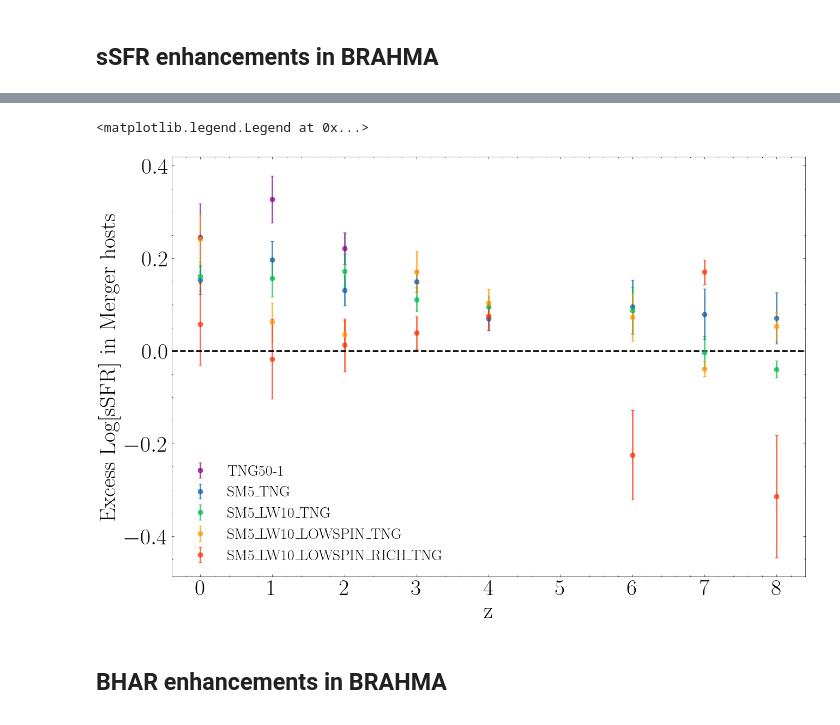
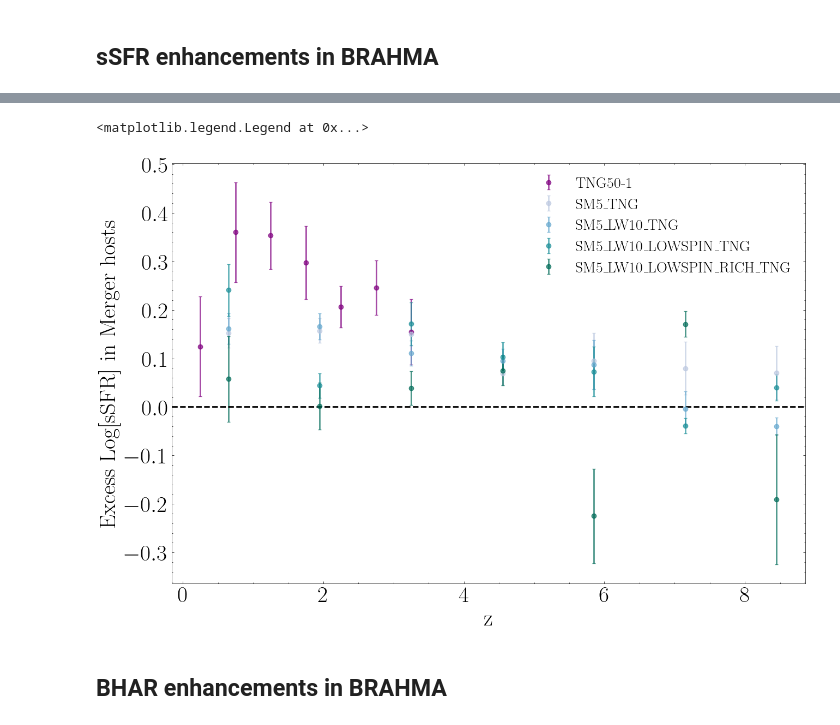
Before and after one commit to pranav-satheesh/host_galaxies, a Jupyter notebook: notebooks/enhancement_plot_notebooks/host_galaxy_enhancements.ipynb, the cells around one changed output, grey strips where cells are left out. Drawn from its saved outputs; the diff is of its cells as text; code cells hidden in the pictures.

```diff
--- a/notebooks/enhancement_plot_notebooks/host_galaxy_enhancements.ipynb
+++ b/notebooks/enhancement_plot_notebooks/host_galaxy_enhancements.ipynb
@@ -102,0 +75,3 @@ print(zbin_width,z_bins,N_values)
+# %%
+brahma_zbins = hostplot.find_brahma_adaptive_z_bins(brahma_sim_obj,brahma_simName_array,z_lower=0,z_max=15,zbin_width=0.4,min_N_values=5)
+print('Brahma common zbins:',brahma_zbins)
@@ -102,0 +80,13 @@ print(zbin_width,z_bins,N_values)
+# %%
+hostplot.set_plot_style(linewidth=2, titlesize=20,labelsize=10,ticksize=10,legendsize=10)
+fig,ax = plt.subplots(1,1,figsize=(7,5))
+
+for i,sim in enumerate(brahma_simName_array):
+
+    z_mergers = brahma_sim_obj[sim].z_merging_pop
+    N,_ = np.histogram(z_mergers,bins=brahma_zbins)
+    print(sim,N)
+    ax.hist(z_mergers,bins=brahma_zbins,label=sim,histtype='step',color=brahma_sim_colors[sim])
+ax.set_xlabel("z")
+ax.legend()
+plt.show()
@@ -170,0 +167,18 @@ fig.tight_layout()
+# %%
+z_bins = np.arange(0,10,1.3)
+z_bins_tng = np.arange(0,4,0.5)
+
+hostplot.set_plot_style(linewidth=2, titlesize=30,labelsize=30,ticksize=30,legendsize=20)
+fig,ax = plt.subplots(1,1,figsize=(15,10))
+
+avg_sSFR_tng,std_sSFR_tng = hostplot.sSFR_enhancement_calculate(TNG_50_control,TNG_50_zbins)
+ax.errorbar(TNG_50_zbins[:-1]+np.diff(TNG_50_zbins)/2,avg_sSFR_tng,yerr=std_sSFR_tng,fmt='o',capsize=2,label='TNG50-1',color='purple',alpha=0.7)
+for i,sim in enumerate(brahma_simName_array):
+    avg_sSFR_enh,std_sSFR_enh = hostplot.sSFR_enhancement_calculate(brahma_sim_obj[sim],brahma_zbins)
+    ax.errorbar(brahma_zbins[:-1]+ np.diff(brahma_zbins)/2,avg_sSFR_enh,yerr=std_sSFR_enh,fmt='o',capsize=2,label=sim,color=brahma_sim_colors[sim],alpha=0.7)
+    #ax.errorbar(brahma_zbins[:-1]+ np.diff(brahma_zbins)/2,avg_sSFR_enh,yerr=std_sSFR_enh,xerr=np.diff(brahma_zbins)/2,fmt='o',capsize=2,label=sim,color=brahma_sim_colors[sim],alpha=0.7)
+
+ax.set_xlabel('z')
+ax.set_ylabel('Excess Log[sSFR] in Merger hosts')
+ax.axhline(0,linestyle='--',color='k')
+ax.legend()
@@ -171,24 +188,24 @@ fig.tight_layout()
 # %%
-z_bins = np.arange(0,10,1)
-z_bins_tng = np.arange(0,4,1)
+z_bins = np.arange(0,10,1.3)
+z_bins_tng = np.arange(0,4,0.5)
 
 hostplot.set_plot_style(linewidth=2, titlesize=30,labelsize=30,ticksize=30,legendsize=20)
 fig,ax = plt.subplots(1,1,figsize=(15,10))
 
 
 avg_sSFR_tng,std_sSFR_tng = hostplot.sSFR_enhancement_calculate(TNG_50_control,z_bins_tng)
-ax.errorbar(z_bins_tng[:-1],avg_sSFR_tng,yerr=std_sSFR_tng,fmt='o',capsize=2,label='TNG50-1',color='purple',alpha=0.7)
+ax.errorbar(z_bins_tng[:-1]+np.diff(z_bins_tng)/2,avg_sSFR_tng,yerr=std_sSFR_tng,fmt='o',capsize=2,label='TNG50-1',color='purple',alpha=0.7)
 for i,sim in enumerate(brahma_simName_array):
-    avg_sSFR_enh,std_sSFR_enh = hostplot.sSFR_enhancement_calculate(brahma_sim_obj[sim],z_bins)
-    ax.errorbar(z_bins[:-1],avg_sSFR_enh,yerr=std_sSFR_enh,fmt='o',capsize=2,label=sim,color=brahma_sim_colors[sim],alpha=0.7)
+    avg_sSFR_enh,std_sSFR_enh = hostplot.sSFR_enhancement_calculate(brahma_sim_obj[sim],brahma_sims_zbin)
+    ax.errorbar(brahma_sims_zbin[:-1]+ np.diff(brahma_sims_zbin)/2,avg_sSFR_enh,yerr=std_sSFR_enh,fmt='o',capsize=2,label=sim,color=brahma_sim_colors[sim],alpha=0.7)
 
 ax.set_xlabel('z')
 ax.set_ylabel('Excess Log[sSFR] in Merger hosts')
 ax.axhline(0,linestyle='--',color='k')
 ax.legend()
 # %% [output]
 <matplotlib.legend.Legend at 0x...>
-[figure, old version]
+[figure, new version]
 # %% [markdown]
 ## BHAR enhancements in BRAHMA
 # %%
```
Also changed, not shown: parts of 21 cells of this notebook, 2 other files.
